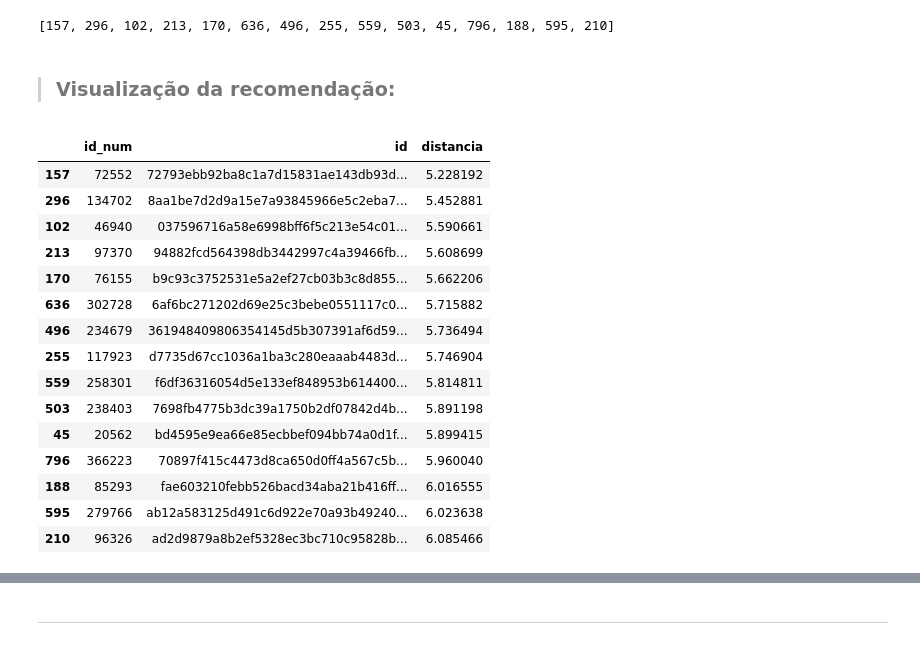
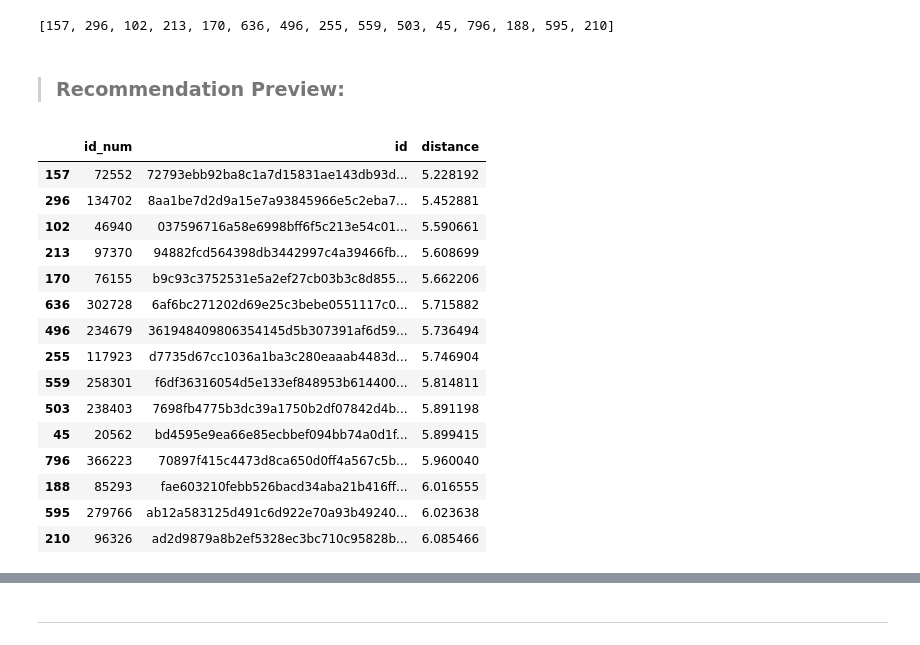
Before and after one commit to codenation-dev/squad-4-ad-data-science-1, a Jupyter notebook: analysis/CN-Rec_KNN.ipynb, the cells around one changed output, grey strips where cells are left out. Cells and saved outputs as stored; diff of their text form; code cells hidden in the pictures.

```diff
--- a/analysis/CN-Rec_KNN.ipynb
+++ b/analysis/CN-Rec_KNN.ipynb
@@ -661,3 +675,3 @@ mercado_alvo = pd.merge(mercado_alvo, mercado_completo, on='id', how='left')
 # %%
-# Market sem os atuais clientes e sem id:
-mercado_alvo_sid = mercado_alvo.drop(['id', 'id_num'], axis = 1)
+# portfolio without id:
+full_portfolio_wtt_id = full_portfolio.drop(['id', 'id_num'], axis = 1)
@@ -767,4 +773,4 @@ from sklearn.neighbors import NearestNeighbors
 # %% [markdown]
 > ### Treino:
 # %%
-nbrs = NearestNeighbors(n_neighbors=15, metric='euclidean').fit(mercado_alvo_sid)
+nbrs = NearestNeighbors(n_neighbors=15, metric='euclidean').fit(target_market_wtt_id)
@@ -783,0 +779,6 @@ print(cliente_padrao)
+# %%
+# Target Customer Creation:
+default_customer = full_portfolio_wtt_id.mode()
+default_customer = pd.DataFrame(default_customer.iloc[0]).reset_index()
+default_customer.columns = ['Columns', 'Sample_values']
+default_customer = list(default_customer['Sample_values'])
@@ -792,27 +798,27 @@ print(nbrs.kneighbors([cliente_padrao]))
         5.8994145 , 5.96004042, 6.0165551 , 6.02363767, 6.08546589]]), array([[157, 296, 102, 213, 170, 636, 496, 255, 559, 503,  45, 796, 188,
         595, 210]]))
 # %%
-# Coleta de indices recomendados:
-distances, indices= nbrs.kneighbors([cliente_padrao])
+# Collection of recommended indexes:
+distances, indices= nbrs.kneighbors([default_customer])
 distances = distances[0].tolist()
 indices = indices[0].tolist()
-print(indices) # Esses indices sao do dataset de usado no treino (mercado_alvo e mercado_alvo_sid)
+print(indices) # These indexes are from the training dataset (target_market and target_market_wtt_id)
 # %% [output]
 [157, 296, 102, 213, 170, 636, 496, 255, 559, 503, 45, 796, 188, 595, 210]
-# %% [markdown]
-> ### Visualização da recomendação:
+# %% [markdown]
+> ### Recommendation Preview:
 # %%
-# coletando o 'id_num'
-rec = mercado_alvo.iloc[indices]
+# collecting the 'id_num'
+rec = target_market.iloc[indices]
 
-recomendacao = pd.DataFrame()
-recomendacao['id_num']= rec['id_num']
-recomendacao['id'] = rec['id']
-# distancia minkowski do alvo:
-recomendacao['distancia'] = distances
-recomendacao
+Recommendation = pd.DataFrame()
+Recommendation['id_num']= rec['id_num']
+Recommendation['id'] = rec['id']
+# Euclidean distance from target:
+Recommendation['distance'] = distances
+Recommendation
 # %% [output]
-|  | id_num | id | distancia |
+|  | id_num | id | distance |
 | 157 | 72552 | 72793ebb92ba8c1a7d15831ae143db93d... | 5.228192 |
 | 296 | 134702 | 8aa1be7d2d9a15e7a93845966e5c2eba7... | 5.452881 |
 | 102 | 46940 | 037596716a58e6998bff6f5c213e54c01... | 5.590661 |
```
Also changed, not shown: parts of 174 cells of this notebook.
